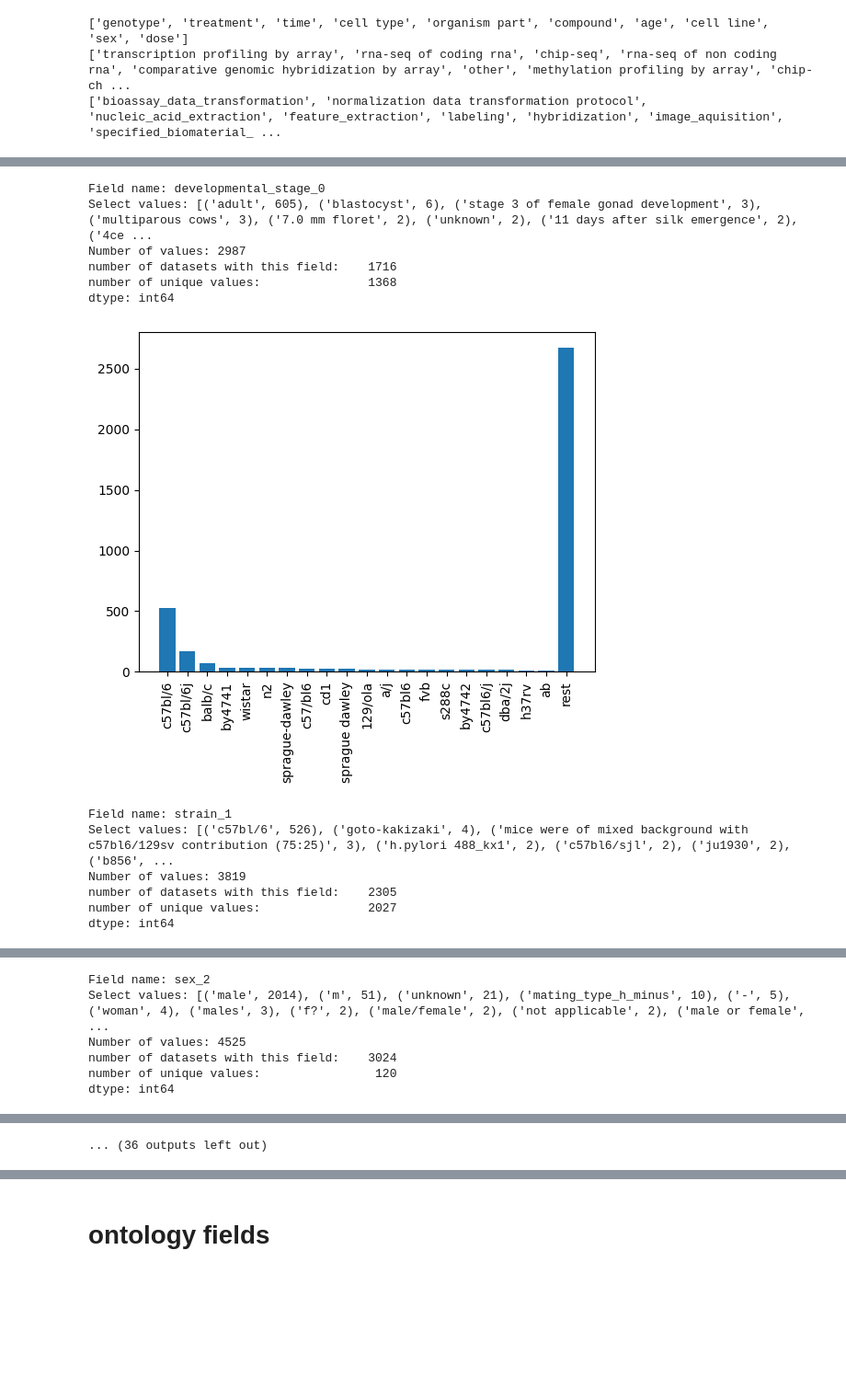
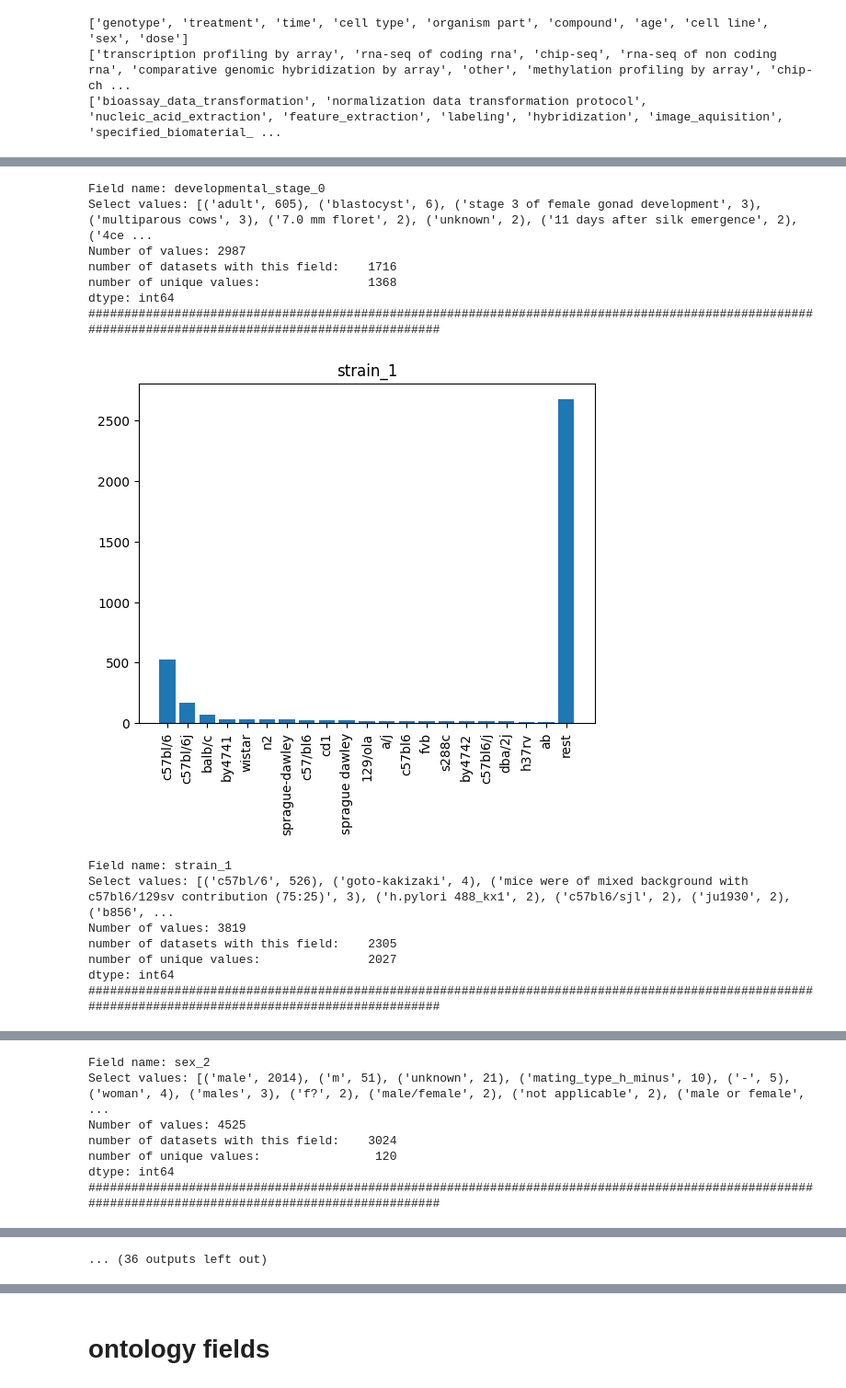
Before and after one commit to EU-UPCAST/profile, a Jupyter notebook: llmdap/data/visualize_fields.ipynb, the cells around one changed output, grey strips where cells are left out. Shown at 92% size. Cells and saved outputs as stored; diff of their text form; code cells hidden in the pictures; blank space fills up the shorter version.

Commit message:
more field visualizations

```diff
--- a/llmdap/data/visualize_fields.ipynb
+++ b/llmdap/data/visualize_fields.ipynb
@@ -71,6 +71,7 @@ for field in dfs:
     commons["rest"] = len(df)-sum(commons.values())
     plt.bar(commons.keys(), commons.values())
     plt.xticks(rotation=90)
+    plt.title(label=field)
 
     plt.show()
 
@@ -86,4 +87,5 @@ for field in dfs:
             "ont": "number of ontologies refered:",
             "ont_term":"number of unique ontology terms:"
             }).nunique())
+    print("###"*50)
 # %% [output]
@@ -91,13 +93,15 @@ for field in dfs:
 Field name: developmental_stage_0
 Select values: [('adult', 605), ('blastocyst', 6), ('stage 3 of female gonad development', 3), ('multiparous cows', 3), ('7.0 mm floret', 2), ('unknown', 2), ('11 days after silk emergence', 2), ('4ce ...
 Number of values: 2987
 number of datasets with this field:    1716
 number of unique values:               1368
 dtype: int64
+######################################################################################################################################################
-[figure, old version]
+[figure, new version]
 Field name: strain_1
 Select values: [('c57bl/6', 526), ('goto-kakizaki', 4), ('mice were of mixed background with c57bl6/129sv contribution (75:25)', 3), ('h.pylori 488_kx1', 2), ('c57bl6/sjl', 2), ('ju1930', 2), ('b856', ...
 Number of values: 3819
 number of datasets with this field:    2305
 number of unique values:               2027
 dtype: int64
+######################################################################################################################################################
@@ -108,3 +112,4 @@ Number of values: 4525
 number of datasets with this field:    3024
 number of unique values:                120
 dtype: int64
+######################################################################################################################################################
```
Also changed, not shown: parts of 5 cells of this notebook.
